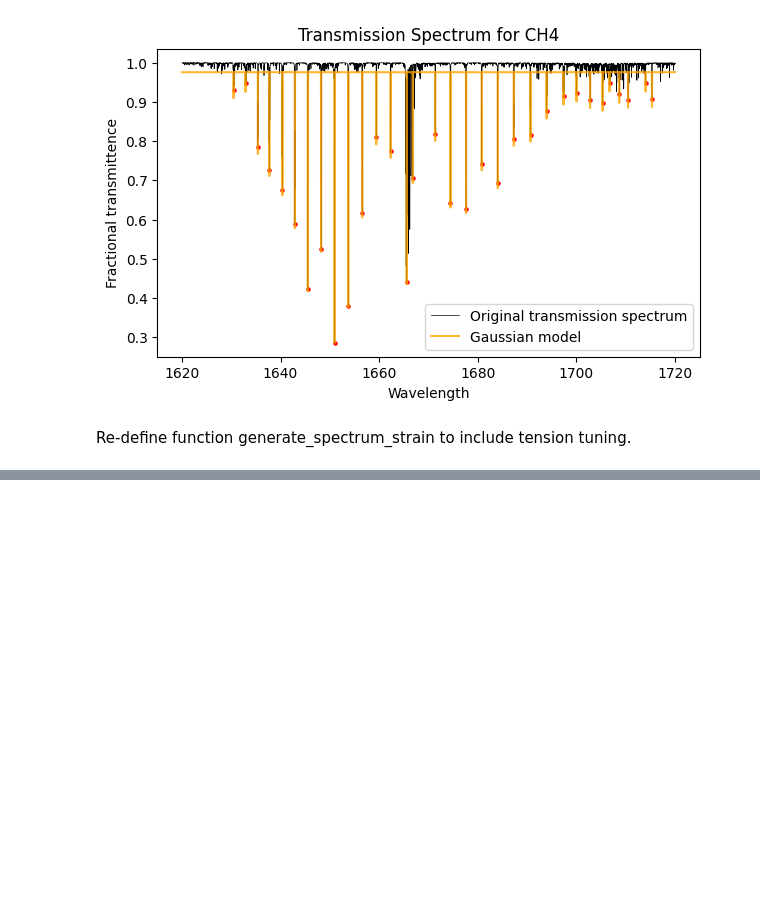
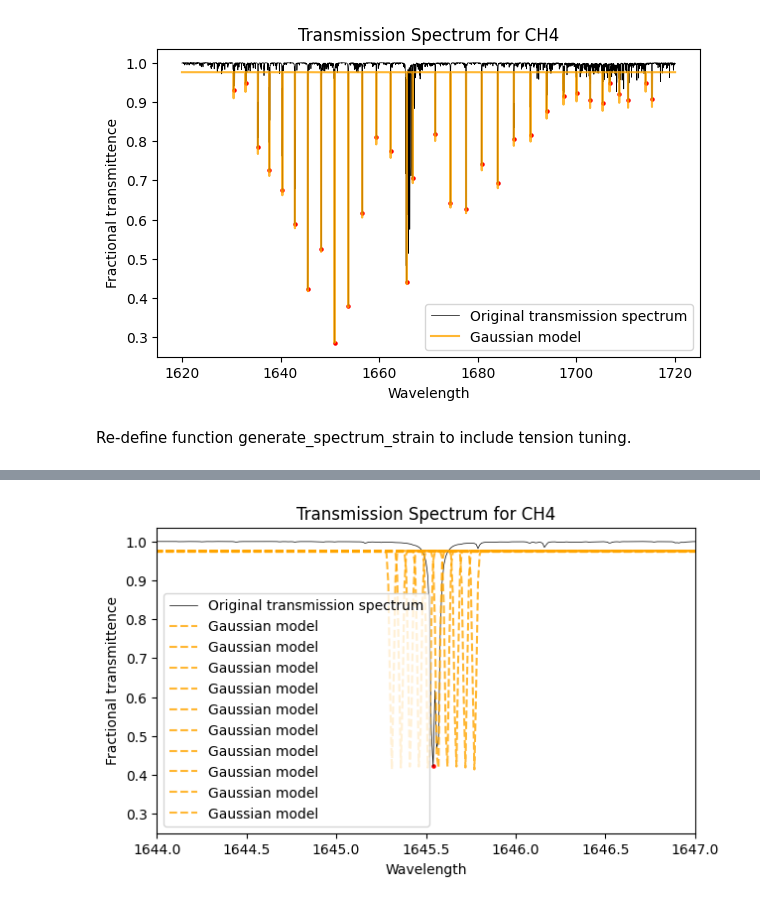
Before and after one commit to SAIL-Labs/FBG-Sensor, a Jupyter notebook: code/demos/tension_CH4.ipynb, the cells around one changed output, grey strips where cells are left out. Saved outputs shown, nothing was run; the diff lists cells and outputs as text; code cells hidden in the pictures; blank space fills up the shorter version.

```diff
--- a/code/demos/tension_CH4.ipynb
+++ b/code/demos/tension_CH4.ipynb
@@ -135,0 +136,28 @@ plt.show()
+# %%
+step = 10
+strain = np.linspace(-200, 200, step)
+j = 0
+wavelength_gauss = np.zeros((10000,step))
+trans_gauss = np.zeros((10000,step))
+
+for i in strain:
+    wavelength_gauss[:,j], trans_gauss[:,j] = generate_spectrum_strain(subset, peaks, i, n=10000, sigma=1e-2, type='Gaussian')
+    j = j + 1
+
+plt.figure(figsize=(7,4))
+plt.plot(subset[:, 0], subset[:,1], color='black', linewidth=0.5, label='Original transmission spectrum')
+plt.scatter(subset[peaks, 0], subset[peaks, 1], color='red', s=5)
+j=0.0
+for j in range(step):
+    plt.plot(wavelength_gauss[:,j], trans_gauss[:,j], color='orange', linestyle='dashed', alpha=0.8, label='Gaussian model')
+
+plt.xlabel('Wavelength')
+plt.ylabel('Fractional transmittence')
+plt.title('Transmission Spectrum for CH4')
+plt.legend()
+
+plt.xlim((1644.0,1647.0))
+
+plt.show()
+# %% [output]
+[figure, added]
```
Also changed, not shown: parts of 1 cell of this notebook.
